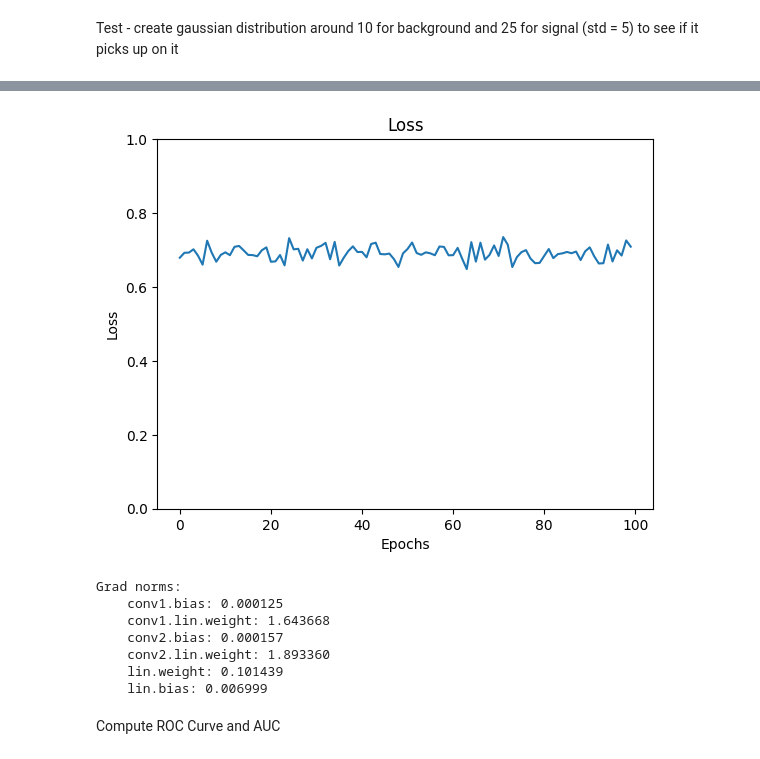
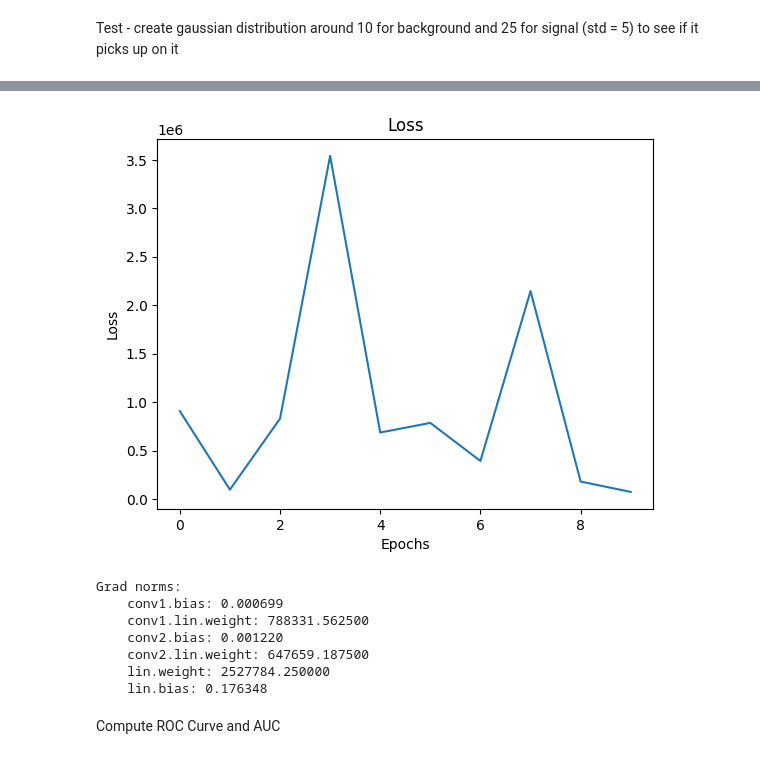
Before and after one commit to gpesticci/Jet-GNN, a Jupyter notebook: GNN.ipynb, the cells around one changed output, grey strips where cells are left out. Saved outputs shown, nothing was run; the diff lists cells and outputs as text; code cells hidden in the pictures.

```diff
--- a/GNN.ipynb
+++ b/GNN.ipynb
@@ -67,7 +66,7 @@ train_d_cols = [col for col in train_df.columns if "_Daughters" in col]
 test_d_cols = [col for col in test_df.columns if "_Daughters" in col]
 
 # Jet input features
-train_jet_cols = ['Jet0_Eta', 'Jet0_PT', 'Gauss'] # Gauss added later to test
+train_jet_cols = ['Jet0_Eta', 'Jet0_PT', 'Gauss']
 test_jet_cols = ['Jet1_Eta', 'Jet1_PT', 'Gauss']
 
 # Features columns (daughter kinematics + Eta and pT)
@@ -75,8 +74,8 @@ train_f_cols = train_d_cols + train_jet_cols
 test_f_cols = test_d_cols + test_jet_cols
 
 # Duplicate single features for each node and convert strings into float lists
-train_df = duplicate(train_df, ['Jet0_PT', 'Jet0_Eta', 'IsB'], 'Jet0_nDaughters')
-test_df = duplicate(test_df, ['Jet1_PT', 'Jet1_Eta', 'IsB'], 'Jet1_nDaughters')
+train_df = duplicate(train_df, ['Jet0_PT', 'Jet0_Eta'], 'Jet0_nDaughters')
+test_df = duplicate(test_df, ['Jet1_PT', 'Jet1_Eta'], 'Jet1_nDaughters')
 train_df = convert_to_lists(train_df, train_d_cols)
 test_df = convert_to_lists(test_df, test_d_cols)
 
@@ -223,28 +274,2 @@ class GNN(torch.nn.Module):
 
 model = GNN()
-# %%
-class GNN(torch.nn.Module):
-    def __init__(self, num_node_features):
-        super(GNN, self).__init__()
-        self.conv1 = GCNConv(num_node_features, 64)
-        self.conv2 = GCNConv(64, 64)
-        self.lin = torch.nn.Linear(64, 1)
-
-    def forward(self, data):
-        x, edge_index = data.x, data.edge_index
-
-        # Node embeddings
-        x = self.conv1(x, edge_index)
-        x = F.relu(x)
-        x = self.conv2(x, edge_index)
-        x = F.relu(x)
-
-        # Final classifier
-        x = F.dropout(x, p=0.5, training=self.training)
-        x = torch.sigmoid(x)
-        x = self.lin(x)
-
-        return x.squeeze(-1)
-
-num_node_features = data.x.size(1)
-model = GNN(num_node_features)
@@ -276,6 +276,6 @@ x
 # %%
 # Define optimizer and criterion
-optimizer = optim.Adam(model.parameters(), lr=1e-4, weight_decay=1e-4)
+optimizer = torch.optim.Adam(model.parameters(), lr=0.001)
 criterion = torch.nn.BCEWithLogitsLoss()
 #scheduler = optim.lr_scheduler.ReduceLROnPlateau(optimizer, mode='min', factor=0.5, patience=5)
 
@@ -290,11 +290,11 @@ def train():
         #print(f"y:  {data.y}")
         #print(f"y shape:  {data.y.shape}")
         optimizer.zero_grad()
-        out = model(data)
+        out = model(data.x, data.edge_index, data.batch)
         #print(out)
         loss = criterion(out, data.y.float())
         #print(loss)
-        #clip_grad_norm_(model.parameters(), max_norm=1.0)
+        clip_grad_norm_(model.parameters(), max_norm=1.0)
         loss.backward()
         optimizer.step()
 
@@ -307,7 +307,7 @@ def test(loader):
 
     with torch.no_grad():
         for data in loader:
-            out = model(data)
+            out = model(data.x, data.edge_index, data.batch)
             #print(out)
             pred = (torch.sigmoid(out) > 0.5).float()
             #print(pred)
@@ -319,7 +319,7 @@ def test(loader):
             #print(total_samples)
     return total_correct / total_samples
 
-num_epochs = 100
+num_epochs = 10
 loss_values = []
 for epoch in range(num_epochs):
     loss = train()
@@ -350,19 +343,18 @@ Epoch: 100, Loss: 0.7090, Train Acc: 0.5480, Test Acc: 0.5348
 # %%
 # Plot of loss for every training epoch
 plt.plot(loss_values)
 plt.title('Loss')
 plt.xlabel('Epochs');
 plt.ylabel('Loss');
-plt.ylim(0,1);
 # %% [output]
-[figure, old version]
+[figure, new version]
 # %%
 # Check gradients (exploding or vanishing)
 def check_gradients():
     model.train()
     data = next(iter(train_loader))
     optimizer.zero_grad()
-    out = model(data)
+    out = model(data.x, data.edge_index, data.batch)
     loss = criterion(out.squeeze(-1), data.y.float())
     loss.backward()
     print('Grad norms:')
@@ -376,12 +368,12 @@ def check_gradients():
 check_gradients()
 # %% [output]
 Grad norms:
-    conv1.bias: 0.000125
-    conv1.lin.weight: 1.643668
-    conv2.bias: 0.000157
-    conv2.lin.weight: 1.893360
-    lin.weight: 0.101439
-    lin.bias: 0.006999
+    conv1.bias: 0.000699
+    conv1.lin.weight: 788331.562500
+    conv2.bias: 0.001220
+    conv2.lin.weight: 647659.187500
+    lin.weight: 2527784.250000
+    lin.bias: 0.176348
 # %% [markdown]
 Compute ROC Curve and AUC
 # %%
```
Also changed, not shown: parts of 15 cells of this notebook.
